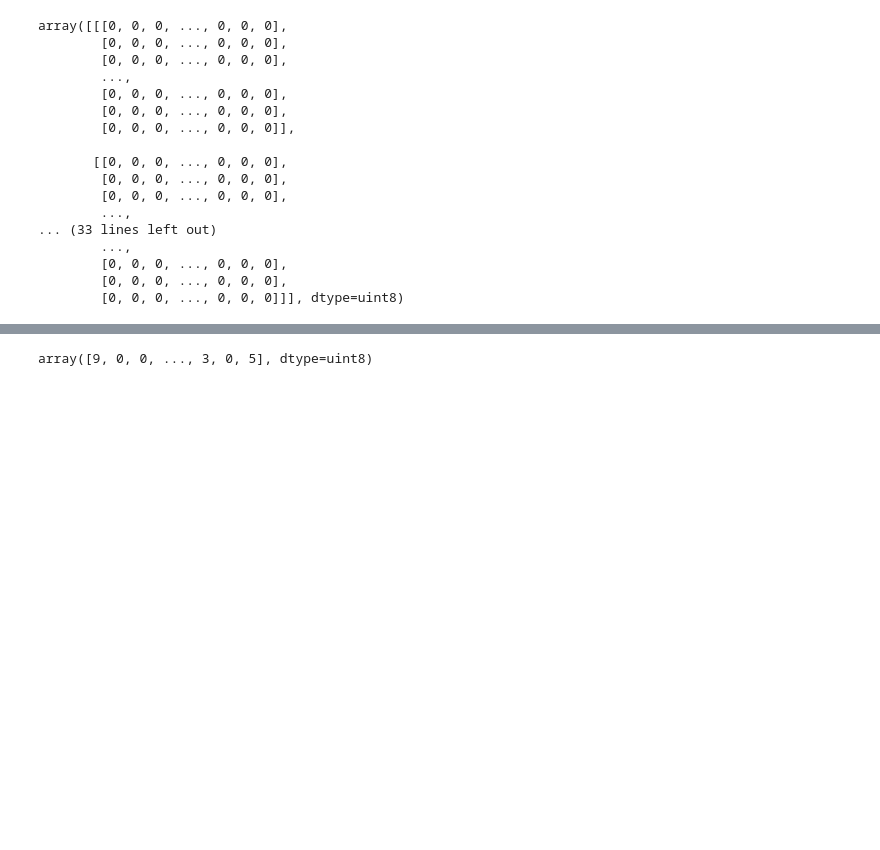
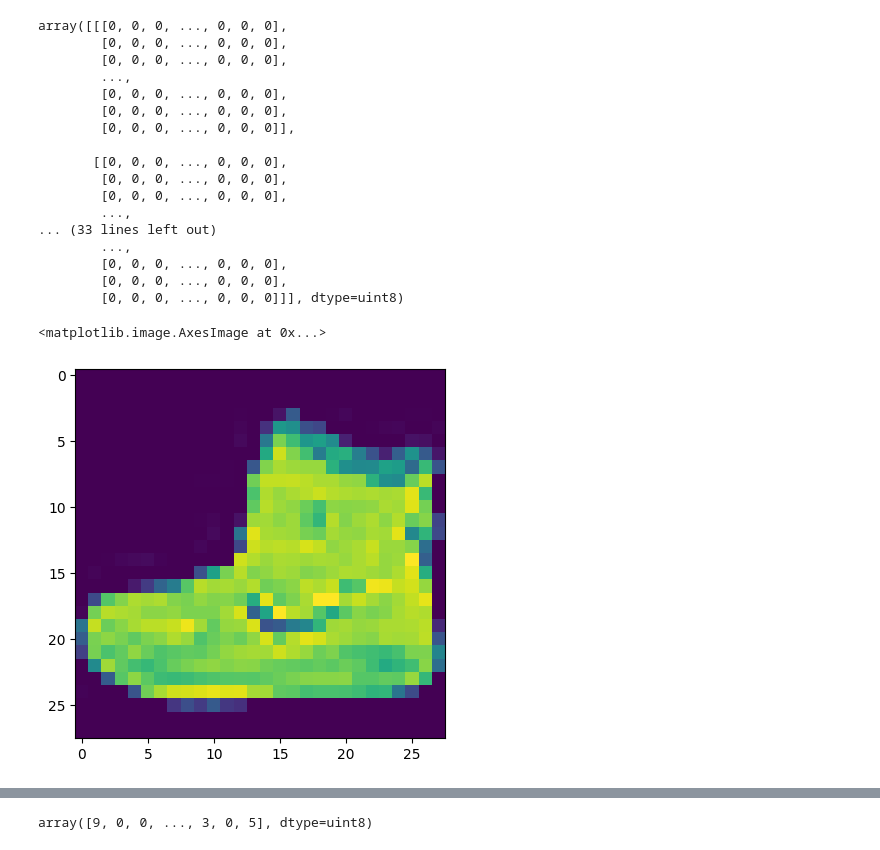
Before and after one commit to arjunravi26/deep_learning, a Jupyter notebook: CNN/image.ipynb, the cells around one changed output, grey strips where cells are left out. Saved outputs shown, nothing was run; the diff lists cells and outputs as text; code cells hidden in the pictures; blank space fills up the shorter version.

```diff
--- a/CNN/image.ipynb
+++ b/CNN/image.ipynb
@@ -26,0 +47,5 @@ array([[[0, 0, 0, ..., 0, 0, 0],
+# %%
+plt.imshow(train_data[0])
+# %% [output]
+<matplotlib.image.AxesImage at 0x...>
+[figure, added]
```
Also changed, not shown: parts of 18 cells of this notebook.
